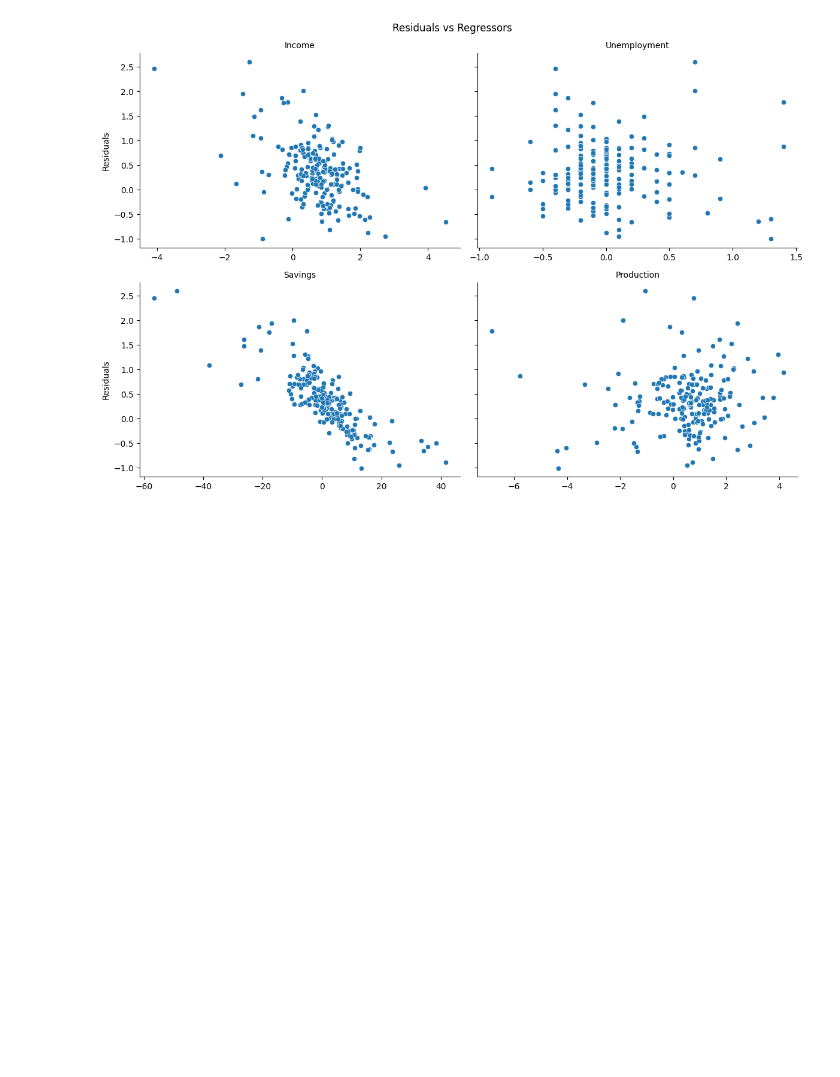
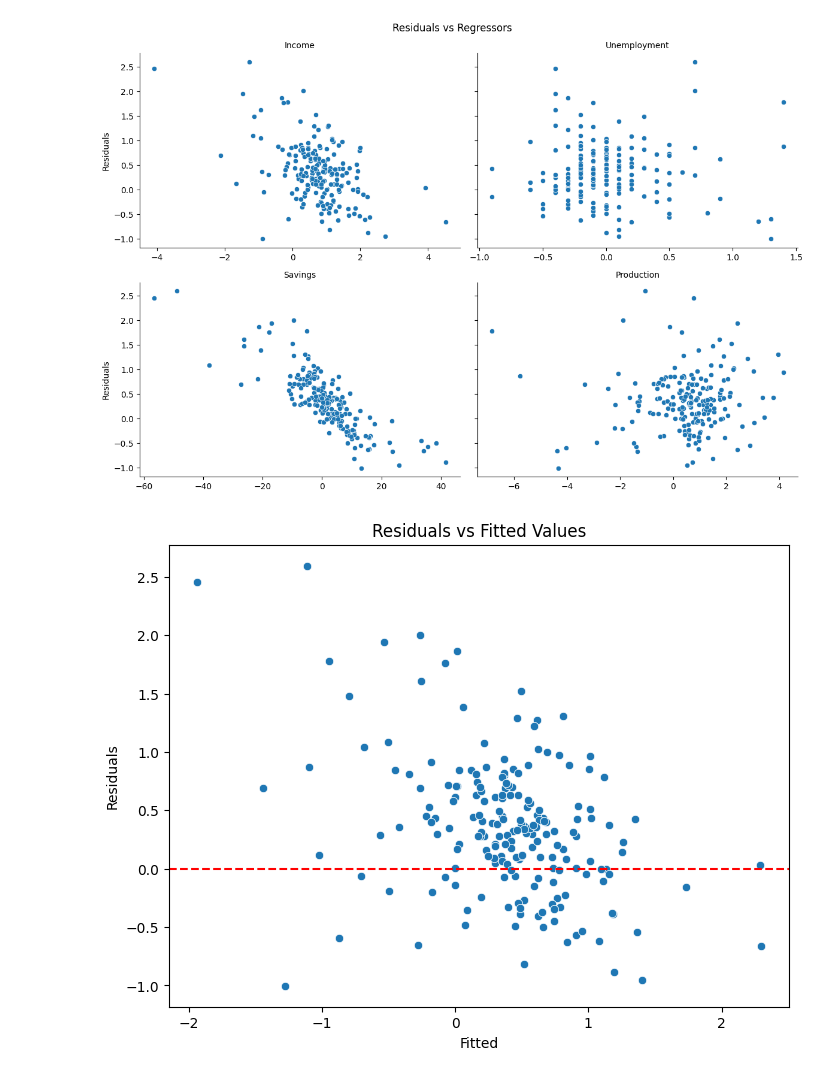
Before and after one commit to DavidGuzzi/TSA, a Jupyter notebook: Forecasting Principles and Practice 3rd/2/7.ipynb, the cells around one changed output. Cells and saved outputs as stored; diff of their text form; code cells hidden in the pictures; blank space fills up the shorter version.

```diff
--- a/Forecasting Principles and Practice 3rd/2/7.ipynb
+++ b/Forecasting Principles and Practice 3rd/2/7.ipynb
@@ -184,3 +184,24 @@ plt.suptitle("Residuals vs Regressors", y=1.02)  # Título general del gráfico
 plt.show()
 # %% [output]
 [figure]
+# %%
+# Asumiendo que `us_change` es tu DataFrame y que has ajustado el modelo `fit_consMR`
+# Ajuste de un modelo de ejemplo para obtener residuos y valores ajustados
+fit_consMR = OLS(df['Consumption'], df[['Income', 'Unemployment']]).fit()
+
+# Crear un DataFrame con los valores ajustados y residuos
+df_augmented = pd.DataFrame({
+    'Fitted': fit_consMR.fittedvalues,
+    'Residuals': fit_consMR.resid
+})
+
+# Crear el gráfico de dispersión
+plt.figure(figsize=(8, 6))
+sns.scatterplot(data=df_augmented, x='Fitted', y='Residuals')
+plt.axhline(0, color='red', linestyle='--')  # Línea horizontal en y=0
+plt.xlabel("Fitted")
+plt.ylabel("Residuals")
+plt.title("Residuals vs Fitted Values")
+plt.show()
+# %% [output]
+[figure, added]
```
